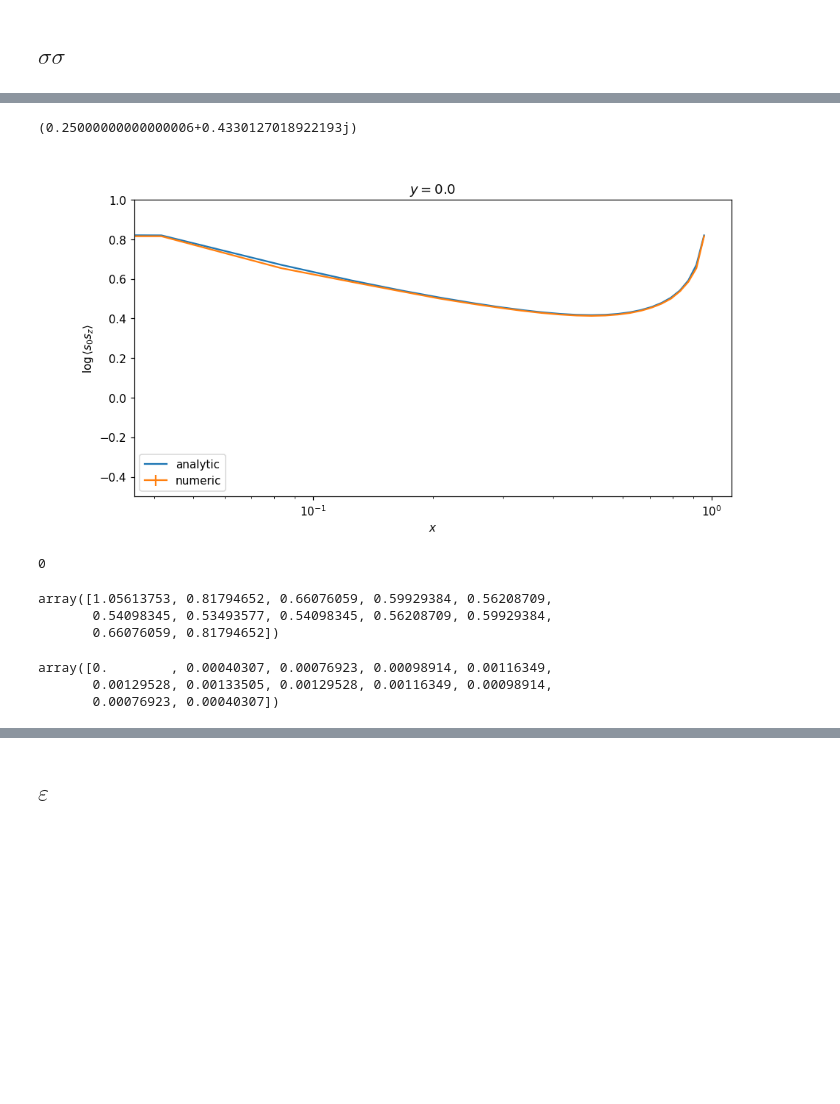
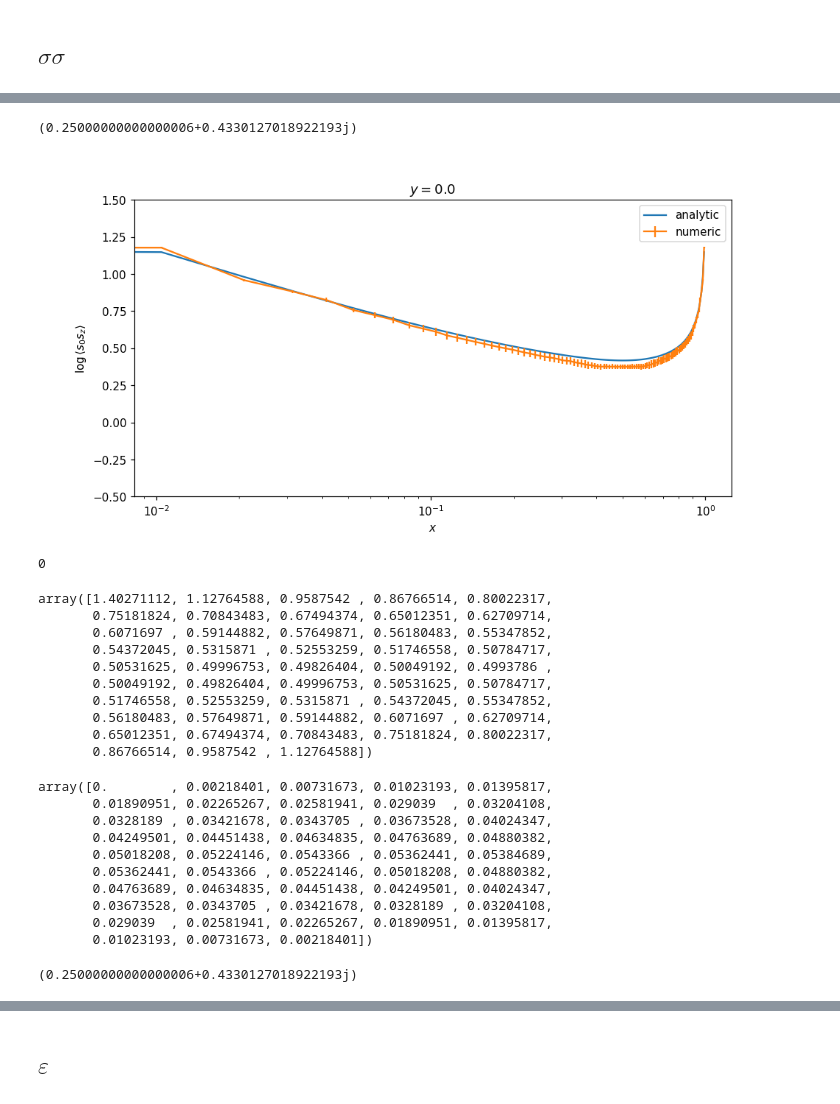
Before and after one commit to nobuyukimatsumoto68/git_hex_modular, a Jupyter notebook: analysis.ipynb, the cells around one changed output, grey strips where cells are left out. Drawn from its saved outputs; the diff is of its cells as text; code cells hidden in the pictures; blank space fills up the shorter version.

```diff
--- a/analysis.ipynb
+++ b/analysis.ipynb
@@ -13,18 +13,18 @@ from mpl_toolkits.mplot3d import Axes3D
 # %%
 # Lx = 9
 # Ly = 12
-mult = 4
+mult = 16
 Lx = 6*mult
 Ly = 3*mult
 
 tau = Ly/Lx*np.exp( 1.0j*np.pi/3 )
 
-Nbintot = 928
+Nbintot = 5
 binsize = 1e2
 # Nbintot = 4
 # binsize = 1e2
 
-nskip = 10
+nskip = 1
 Nbin = Nbintot-nskip
 # %%
 class Jackknife:
@@ -980,28 +990,29 @@ array([1.05613753, 0.81590324, 0.65439675, 0.58525479, 0.53722548,
 # %%
 # plt.close()
-tau = Ly/Lx*np.exp( 1.0j*np.pi/3 )
+# tau = Ly/Lx*np.exp( 1.0j*np.pi/3 )
+tau = 0.25000000000000006+0.4330127018922193j # + 0.1j
 print(tau)
 
 plt.clf()
 x = np.arange(0, Lx)/Lx
 y = np.array( [ss_corr_analytic( xx ) for xx in x] )
 plt.plot( x, np.log(y), label="analytic" )
 
 plt.errorbar( yt.T[0]/Lx, np.log( fac * yt.T[2]), np.abs(yt.T[3]/yt.T[2]), label="numeric" )
 
 plt.legend()
-plt.ylim( -0.5, 1.0 )
+plt.ylim( -0.5, 1.5 )
 
 plt.xscale("log")
 
 plt.title("$y="+str(t/Ly)+"$")
 plt.xlabel("$x$")
 plt.ylabel("$\\log\\langle s_0 s_z\\rangle $")
 plt.savefig('./ss_yslice.pdf',bbox_inches='tight')
 plt.show()
 # %% [output]
 (0.25000000000000006+0.4330127018922193j)
-[figure, old version]
+[figure, new version]
 # %%
 t = 0
 xt = ss1[t::Lx]
@@ -1011,15 +1022,33 @@ t
 # %%
 np.log(fac * xt.T[2])
 # %% [output]
-array([1.05613753, 0.81794652, 0.66076059, 0.59929384, 0.56208709,
-       0.54098345, 0.53493577, 0.54098345, 0.56208709, 0.59929384,
-       0.66076059, 0.81794652])
+array([1.40271112, 1.12764588, 0.9587542 , 0.86766514, 0.80022317,
+       0.75181824, 0.70843483, 0.67494374, 0.65012351, 0.62709714,
+       0.6071697 , 0.59144882, 0.57649871, 0.56180483, 0.55347852,
+       0.54372045, 0.5315871 , 0.52553259, 0.51746558, 0.50784717,
+       0.50531625, 0.49996753, 0.49826404, 0.50049192, 0.4993786 ,
+       0.50049192, 0.49826404, 0.49996753, 0.50531625, 0.50784717,
+       0.51746558, 0.52553259, 0.5315871 , 0.54372045, 0.55347852,
+       0.56180483, 0.57649871, 0.59144882, 0.6071697 , 0.62709714,
+       0.65012351, 0.67494374, 0.70843483, 0.75181824, 0.80022317,
+       0.86766514, 0.9587542 , 1.12764588])
 # %%
 np.abs(xt.T[3]/xt.T[2])
 # %% [output]
-array([0.        , 0.00040307, 0.00076923, 0.00098914, 0.00116349,
-       0.00129528, 0.00133505, 0.00129528, 0.00116349, 0.00098914,
-       0.00076923, 0.00040307])
+array([0.        , 0.00218401, 0.00731673, 0.01023193, 0.01395817,
+       0.01890951, 0.02265267, 0.02581941, 0.029039  , 0.03204108,
+       0.0328189 , 0.03421678, 0.0343705 , 0.03673528, 0.04024347,
+       0.04249501, 0.04451438, 0.04634835, 0.04763689, 0.04880382,
+       0.05018208, 0.05224146, 0.0543366 , 0.05362441, 0.05384689,
+       0.05362441, 0.0543366 , 0.05224146, 0.05018208, 0.04880382,
+       0.04763689, 0.04634835, 0.04451438, 0.04249501, 0.04024347,
+       0.03673528, 0.0343705 , 0.03421678, 0.0328189 , 0.03204108,
+       0.029039  , 0.02581941, 0.02265267, 0.01890951, 0.01395817,
+       0.01023193, 0.00731673, 0.00218401])
+# %%
+tau
+# %% [output]
+(0.25000000000000006+0.4330127018922193j)
 # %%
 # plt.close()
 plt.clf()
```
Also changed, not shown: parts of 61 cells of this notebook, 2 other files.
